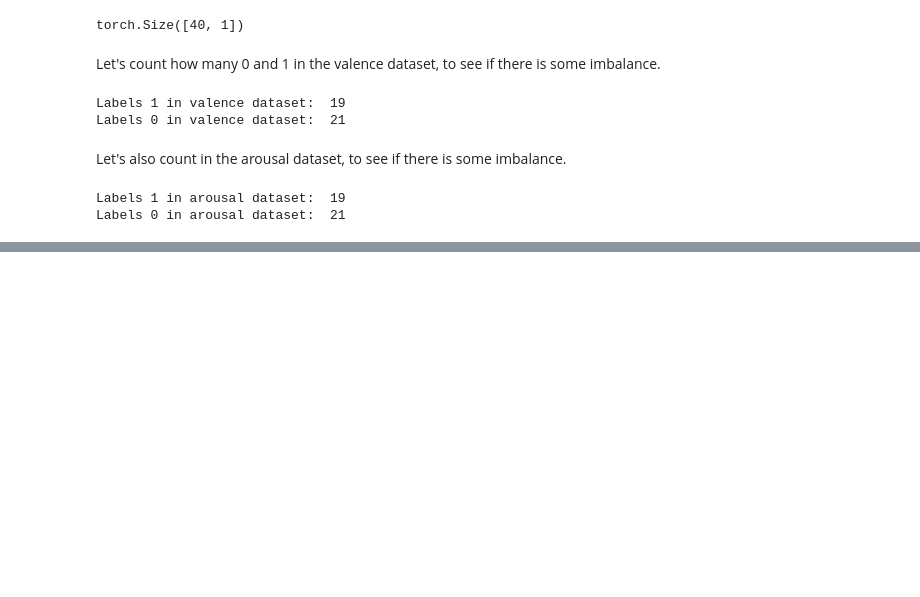
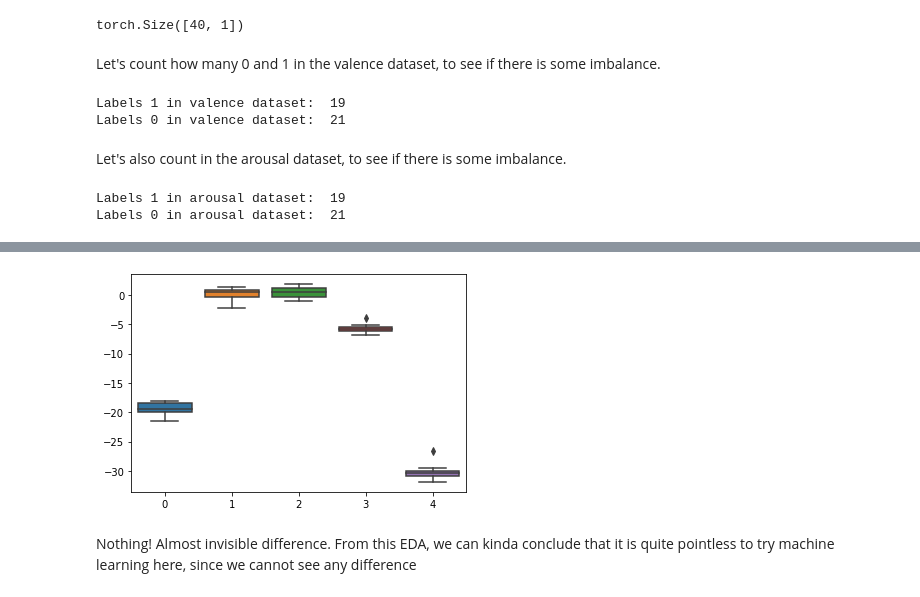
Before and after one commit to chaklam-silpasuwanchai/Python-for-EEG, a Jupyter notebook: 03 - Asymmetry + DEAP.ipynb, the cells around one changed output, grey strips where cells are left out. Cells and saved outputs as stored; diff of their text form; code cells hidden in the pictures; blank space fills up the shorter version.

```diff
--- a/03 - Asymmetry + DEAP.ipynb
+++ b/03 - Asymmetry + DEAP.ipynb
@@ -185,0 +318,7 @@ In this part, we shall extract these powers as features and then input them into
+# %%
+sns.boxplot(data = high_valence)
+plt.show()
+# %% [output]
+[figure, added]
+# %% [markdown]
+Nothing!  Almost invisible difference.  From this EDA, we can kinda conclude that it is quite pointless to try machine learning here, since we cannot see any difference
```
Also changed, not shown: parts of 46 cells of this notebook, 3 other files.
